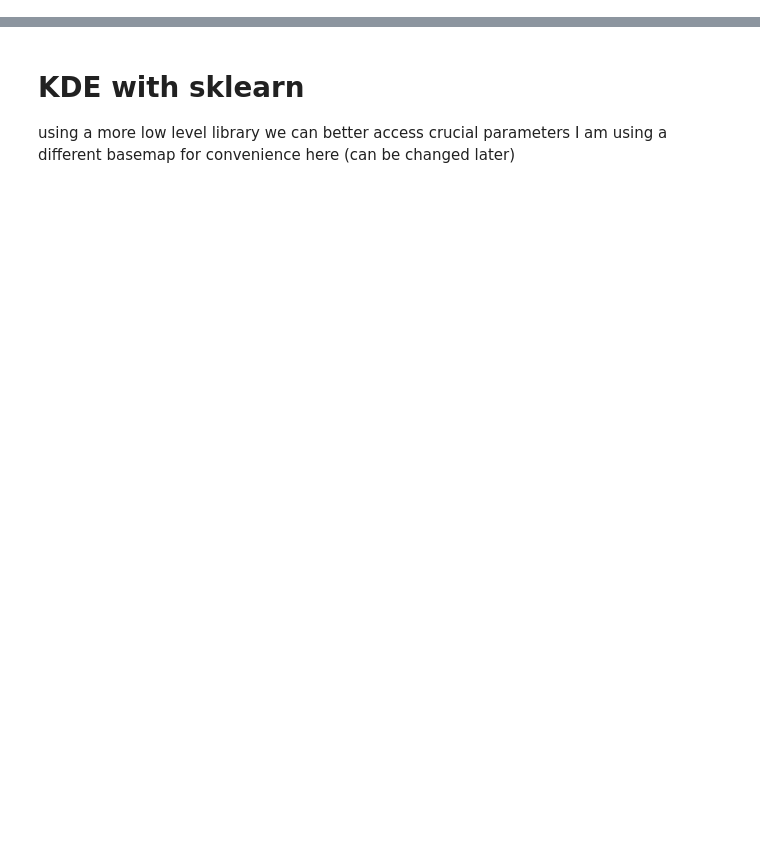
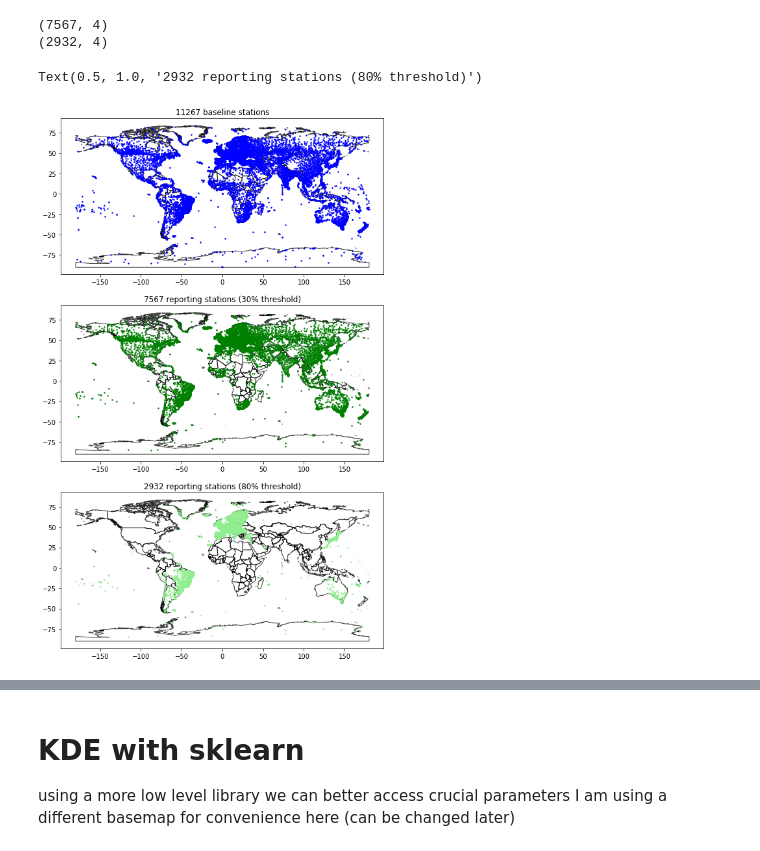
Before and after one commit to kurt-hectic/wmo-notebooks, a Jupyter notebook: GBON HR definitions.ipynb, the cells around one changed output, grey strips where cells are left out. Drawn from its saved outputs; the diff is of its cells as text; code cells hidden in the pictures; blank space fills up the shorter version.

Commit message:
new version of GBON code and moved supporting files into GIT large file system

```diff
--- a/GBON HR definitions.ipynb
+++ b/GBON HR definitions.ipynb
@@ -322,0 +35,8 @@ Text(0.5, 1.0, 'Kernel Density Estimation of HR of RA I')
+# %%
+world_shapefile = os.path.join( datadir , "WMO/WMO-shapefile-BCT-ex.shp" )
+
+gdf_world = gpd.read_file( world_shapefile )
+gdf_world.crs = "epsg:4326"
+
+print(gdf_world.shape)
+gdf_world.head(1)
@@ -322,0 +135,43 @@ Text(0.5, 1.0, 'Kernel Density Estimation of HR of RA I')
+# %%
+# baseline of stations. All unique stations
+gdf_baseline=gdf_stations.drop_duplicates(subset="wigosid")
+# %%
+# stations that are reporting. At least 30% of expected reports on at least 60% of occasions
+per_exp = 0.3
+per_occ = 0.6
+GBON_per_6h = 6 # 1h observations
+
+
+gdf_reporting=gdf_stations[gdf_stations.nr_received >= GBON_per_6h * per_exp ]
+gdf_reporting=gpd.GeoDataFrame( gdf_reporting.groupby("wigosid").agg({"datetime":"count","geometry":"first","country_id":"first","name":"first"}).rename(columns={"datetime":"nr_ok_intervals"}))
+gdf_reporting.crs = "epsg:4326"
+gdf_reporting=gdf_reporting[gdf_reporting.nr_ok_intervals >= 31 * 4 * per_occ ]  #31 days of 4 intervals in Jan
+print(gdf_reporting.shape)
+
+per_exp = 0.8
+
+gdf_reporting_2=gdf_stations[gdf_stations.nr_received >= GBON_per_6h * per_exp ]
+gdf_reporting_2=gpd.GeoDataFrame( gdf_reporting_2.groupby("wigosid").agg({"datetime":"count","geometry":"first","country_id":"first","name":"first"}).rename(columns={"datetime":"nr_ok_intervals"}))
+gdf_reporting_2.crs = "epsg:4326"
+gdf_reporting_2=gdf_reporting_2[gdf_reporting_2.nr_ok_intervals >= 31 * 4 * per_occ ]  #31 days of 4 intervals in Jan
+print(gdf_reporting_2.shape)
+# %% [output]
+(7567, 4)
+(2932, 4)
+# %%
+fig,(ax1,ax2,ax3) = plt.subplots(3,figsize=(15,15))
+
+gdf_world.plot(ax=ax1,alpha=0.7,facecolor="none")
+gdf_baseline.plot(ax=ax1,markersize=2,color="blue")
+ax1.set_title("{} baseline stations".format(len(gdf_baseline)))
+
+gdf_world.plot(ax=ax2,alpha=0.7,facecolor="none")
+gdf_reporting.plot(ax=ax2,markersize=2,color="green")
+ax2.set_title("{} reporting stations (30% threshold)".format(len(gdf_reporting)))
+
+gdf_world.plot(ax=ax3,alpha=0.7,facecolor="none")
+gdf_reporting_2.plot(ax=ax3,markersize=2,color="lightgreen")
+ax3.set_title("{} reporting stations (80% threshold)".format(len(gdf_reporting_2)))
+# %% [output]
+Text(0.5, 1.0, '2932 reporting stations (80% threshold)')
+[figure, added]
```
Also changed, not shown: parts of 51 cells of this notebook, 31 other files.
